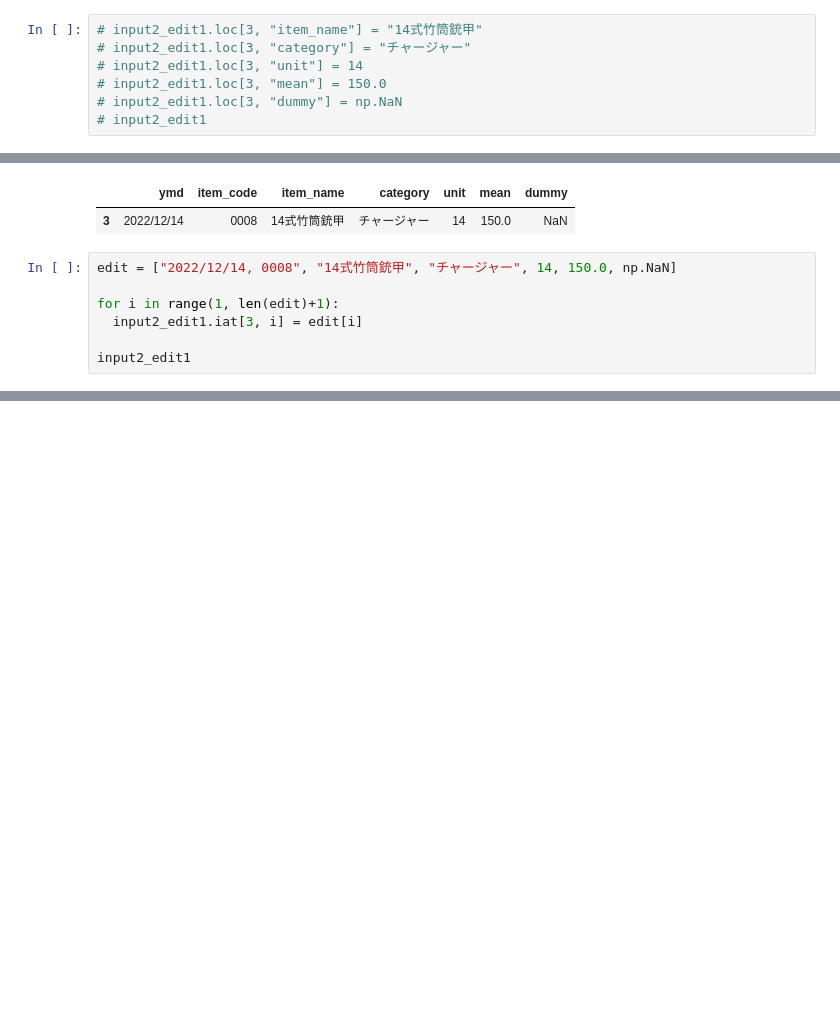
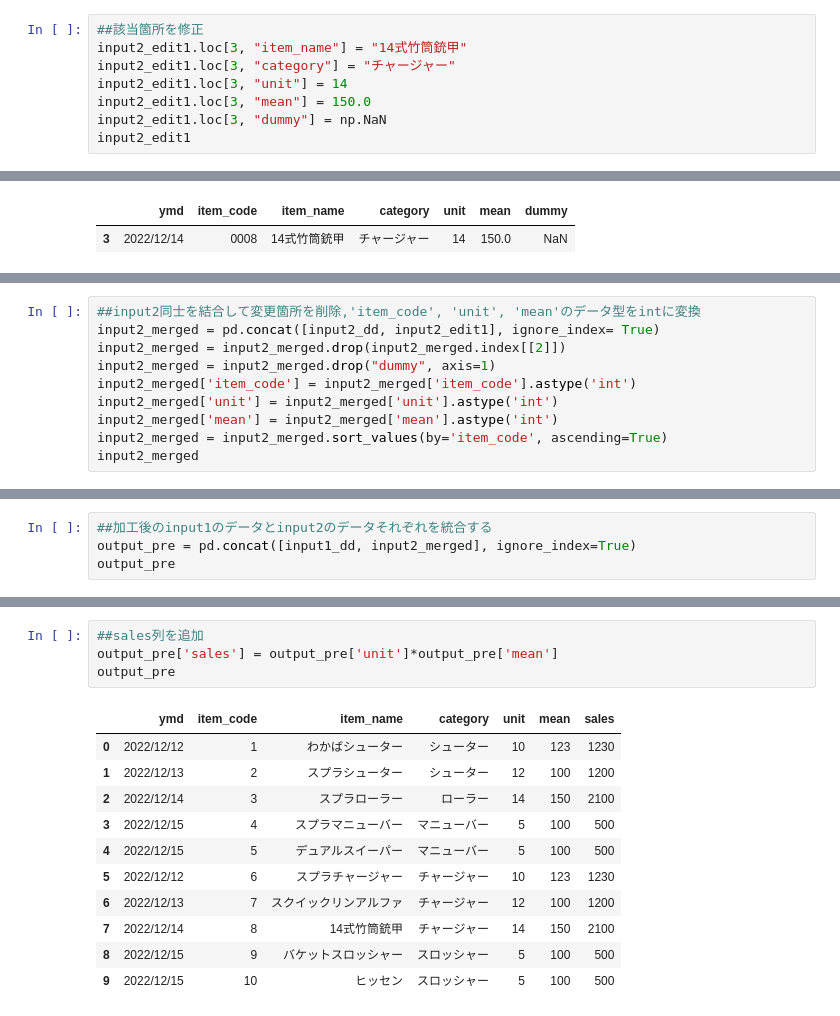
Before and after one commit to Yuta-Toramoto/remote, a Jupyter notebook: practice_tasks.ipynb, the cells around one changed output, grey strips where cells are left out. Drawn from its saved outputs; the diff is of its cells as text; blank space fills up the shorter version.

```diff
--- a/practice_tasks.ipynb
+++ b/practice_tasks.ipynb
@@ -74,12 +75,13 @@ input2_edit1
 |  | ymd | item_code | item_name | category | unit | mean | dummy |
 | 3 | 2022/12/14 | 0008 | 14式竹筒銃 | 甲 | チャージャー | 14 | 150.0 |
 # %%
-# input2_edit1.loc[3, "item_name"] = "14式竹筒銃甲"
-# input2_edit1.loc[3, "category"] = "チャージャー"
-# input2_edit1.loc[3, "unit"] = 14
-# input2_edit1.loc[3, "mean"] = 150.0
-# input2_edit1.loc[3, "dummy"] = np.NaN
-# input2_edit1
+##該当箇所を修正
+input2_edit1.loc[3, "item_name"] = "14式竹筒銃甲"
+input2_edit1.loc[3, "category"] = "チャージャー"
+input2_edit1.loc[3, "unit"] = 14
+input2_edit1.loc[3, "mean"] = 150.0
+input2_edit1.loc[3, "dummy"] = np.NaN
+input2_edit1
 # %% [output]
 A value is trying to be set on a copy of a slice from a DataFrame.
 Try using .loc[row_indexer,col_indexer] = value instead
@@ -88,10 +90,3 @@ See the caveats in the documentation: https://pandas.pydata.org/pandas-docs/stab
   self._setitem_single_column(loc, value, pi)
 |  | ymd | item_code | item_name | category | unit | mean | dummy |
 | 3 | 2022/12/14 | 0008 | 14式竹筒銃甲 | チャージャー | 14 | 150.0 | NaN |
-# %%
-edit = ["2022/12/14, 0008", "14式竹筒銃甲", "チャージャー", 14, 150.0, np.NaN]
-
-for i in range(1, len(edit)+1):
-  input2_edit1.iat[3, i] = edit[i]
-
-input2_edit1
@@ -99,0 +93,10 @@ IndexError: ignored
+# %%
+##input2同士を結合して変更箇所を削除,'item_code', 'unit', 'mean'のデータ型をintに変換
+input2_merged = pd.concat([input2_dd, input2_edit1], ignore_index= True)
+input2_merged = input2_merged.drop(input2_merged.index[[2]])
+input2_merged = input2_merged.drop("dummy", axis=1)
+input2_merged['item_code'] = input2_merged['item_code'].astype('int')
+input2_merged['unit'] = input2_merged['unit'].astype('int')
+input2_merged['mean'] = input2_merged['mean'].astype('int')
+input2_merged = input2_merged.sort_values(by='item_code', ascending=True)
+input2_merged
@@ -99,0 +110,4 @@ IndexError: ignored
+# %%
+##加工後のinput1のデータとinput2のデータそれぞれを統合する
+output_pre = pd.concat([input1_dd, input2_merged], ignore_index=True)
+output_pre
@@ -99,0 +126,16 @@ IndexError: ignored
+# %%
+##sales列を追加
+output_pre['sales'] = output_pre['unit']*output_pre['mean']
+output_pre
+# %% [output]
+|  | ymd | item_code | item_name | category | unit | mean | sales |
+| 0 | 2022/12/12 | 1 | わかばシューター | シューター | 10 | 123 | 1230 |
+| 1 | 2022/12/13 | 2 | スプラシューター | シューター | 12 | 100 | 1200 |
+| 2 | 2022/12/14 | 3 | スプラローラー | ローラー | 14 | 150 | 2100 |
+| 3 | 2022/12/15 | 4 | スプラマニューバー | マニューバー | 5 | 100 | 500 |
+| 4 | 2022/12/15 | 5 | デュアルスイーパー | マニューバー | 5 | 100 | 500 |
+| 5 | 2022/12/12 | 6 | スプラチャージャー | チャージャー | 10 | 123 | 1230 |
+| 6 | 2022/12/13 | 7 | スクイックリンアルファ | チャージャー | 12 | 100 | 1200 |
+| 7 | 2022/12/14 | 8 | 14式竹筒銃甲 | チャージャー | 14 | 150 | 2100 |
+| 8 | 2022/12/15 | 9 | バケットスロッシャー | スロッシャー | 5 | 100 | 500 |
+| 9 | 2022/12/15 | 10 | ヒッセン | スロッシャー | 5 | 100 | 500 |
```
Also changed, not shown: parts of 8 cells of this notebook.
